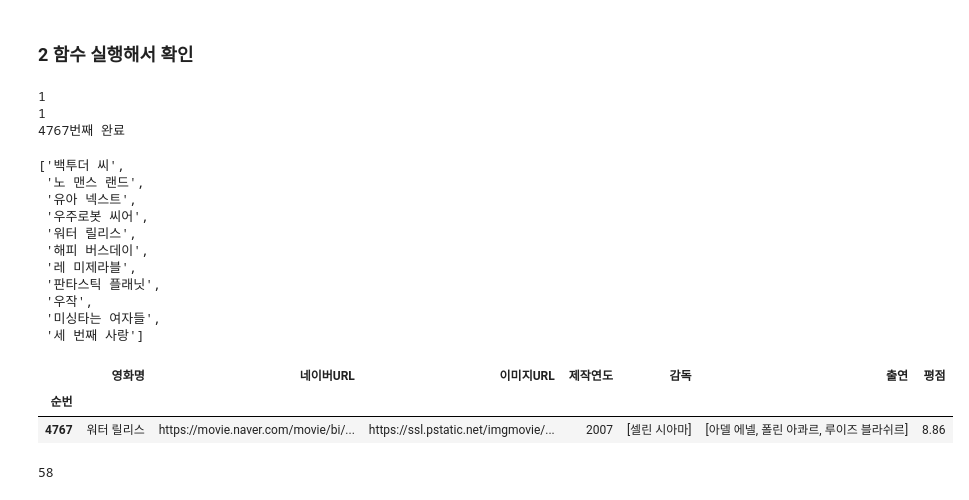
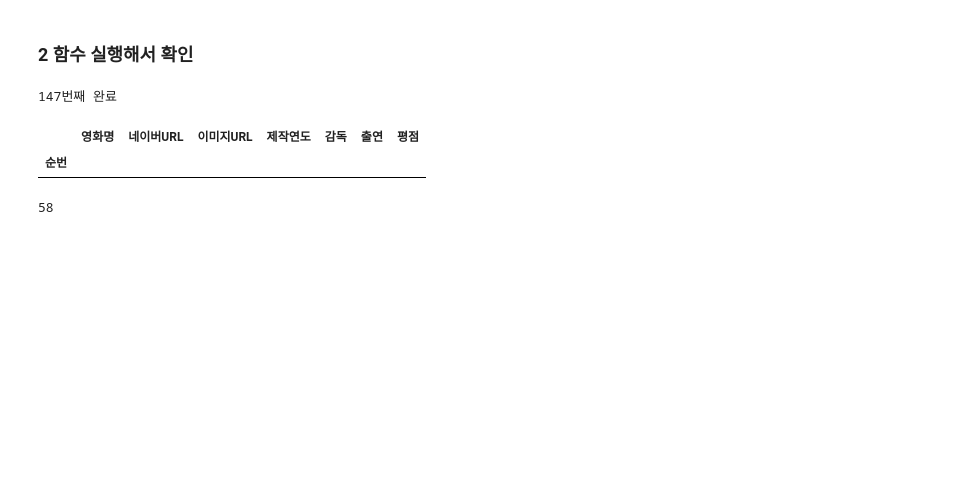
Before and after one commit to Play-Web-miniProject/MovieDL, a Jupyter notebook: eyz/naver_API_final2.ipynb, the cells around one changed output. Cells and saved outputs as stored; diff of their text form; code cells hidden in the pictures; blank space fills up the shorter version.

```diff
--- a/eyz/naver_API_final2.ipynb
+++ b/eyz/naver_API_final2.ipynb
@@ -267,9 +267,32 @@ class MovieAPI:
 
         # 결과 데이터와 중복 제거 데이터 저장
         movie_df.to_csv('./files/naver_fin_utf-8.csv', encoding='utf-8')
-        df_drop_dp.to_csv('./files/naver_fin_drop_dupl_utf-8.csv', encoding='utf-8')
+        df_drop_dp.to_csv('./files/naver_fin_drop_utf-8.csv', encoding='utf-8')
 
         return movie_df, df_drop_dp
+
+    def mk_movie_df_m(self):
+        import pandas as pd
+
+        for i, movie_o in enumerate(self.movie_list):
+            MovieAPI.get_movie(self, i, movie_o)
+        li_to_df = [self.index, self.title_li, self.link_li, self.image_li, self.year_li, self.dir_li, self.actor_li, self.rating_li]
+        movie_df = pd.DataFrame(li_to_df).transpose()
+        movie_df.columns = ['순번', '영화명', '네이버URL', '이미지URL', '제작연도', '감독', '출연', '평점']
+
+        # 결과 데이터 중복 제거
+        df_drop_dp = movie_df.drop_duplicates(['순번'], keep='last')
+        df_drop_dp
+
+        # 인덱스 설정
+        movie_df = movie_df.set_index('순번')
+        df_drop_dp = df_drop_dp.set_index('순번')
+
+        # 결과 데이터와 중복 제거 데이터 저장
+        movie_df.to_csv('./files/naver_missed_utf-8.csv', encoding='utf-8')
+        df_drop_dp.to_csv('./files/naver_missed_drop_utf-8.csv', encoding='utf-8')
+
+        return movie_df, df_drop_dp
 # %% [markdown]
 ## 2 리스트 불러오기
 # %% [markdown]
@@ -650,33 +687,27 @@ NameError: name 'index_list_m' is not defined
 # %%
 # id, secret 입력
 client_id = "viO54DlhW87ESywUDwWb"
 client_secret = "7ZHAscDgKs"
 
+start_n = 0
+end_n = 1
+
+index_list = index_list_m[start_n:end_n]
+year_list = year_list_m[start_n:end_n]
+dir_list = dir_list_m[start_n:end_n]
+movie_list = movie_list_m[start_n:end_n]
+
 # 함수 실행
 # MovieAPI 클래스를 ma 변수에 할당
-ma = MovieAPI()
+ma = MovieAPI(index_list, movie_list, dir_list, year_list, client_id, client_secret)
 # 수집된 전체 df와 중복 제거한 df를 각각의 변수에 할당, mk_movie_df 함수 실행
-nv_df_m, nv_df_m_drop_dp = ma.mk_movie_df(index_list=index_list_m[404:405], movie_list=movie_list_m[404:405], dir_list=dir_list_m[404:405], year_list=year_list_m[404:405], client_id=client_id, client_secret=client_secret)
+nv_df_m, nv_df_m_drop_dp = ma.mk_movie_df_m()
 
-display(movie_list_m[400:412],nv_df_m)
+display(nv_df_m)
 # %% [output]
-1
-1
-4767번째 완료
+147번째 완료
-['백투더 씨',
- '노 맨스 랜드',
- '유아 넥스트',
- '우주로봇 씨어',
- '워터 릴리스',
- '해피 버스데이',
- '레 미제라블',
- '판타스틱 플래닛',
- '우작',
- '미싱타는 여자들',
- '세 번째 사랑']
 |  | 영화명 | 네이버URL | 이미지URL | 제작연도 | 감독 | 출연 | 평점 |
 | 순번 |  |  |  |  |  |  |  |
-| 4767 | 워터 릴리스 | https://movie.naver.com/movie/bi/... | https://ssl.pstatic.net/imgmovie/... | 2007 | [셀린 시아마] | [아델 에넬, 폴린 아콰르, 루이즈 블라쉬르] | 8.86 |
 # %%
 len(nv_df_m)
 # %% [output]
```
Also changed, not shown: parts of 7 cells of this notebook, 22 other files.
